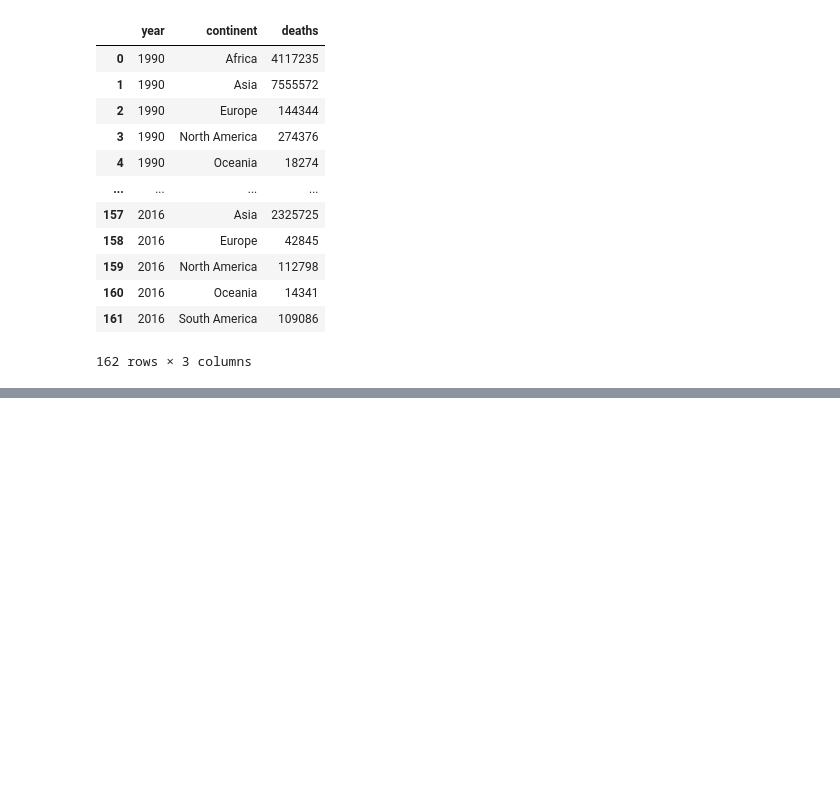
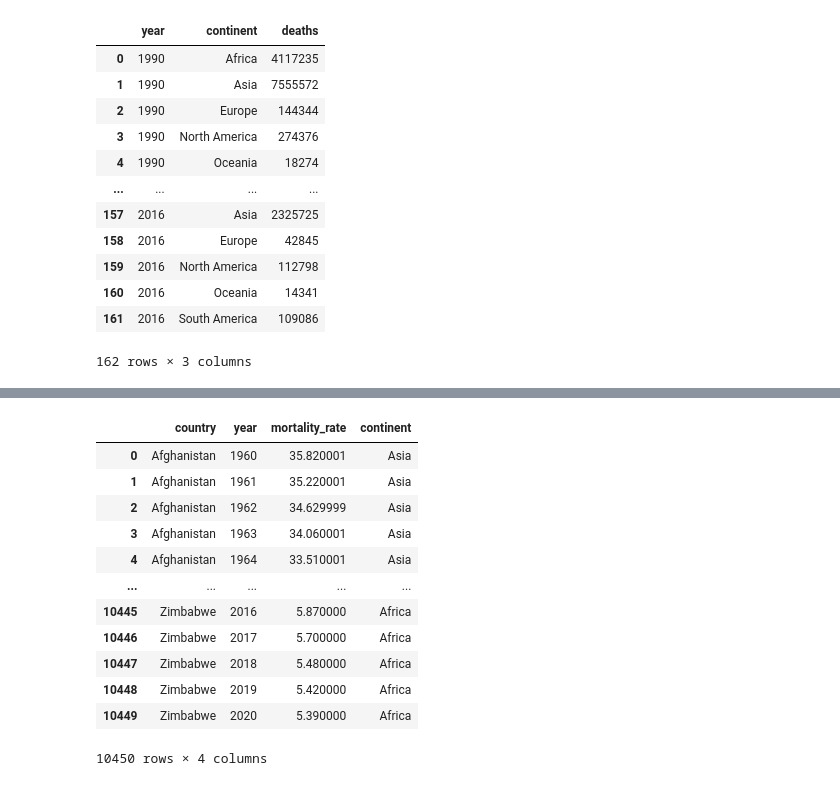
Before and after one commit to ongdisheng/FIT3179, a Jupyter notebook: project2/data/preprocess.ipynb, the cells around one changed output, grey strips where cells are left out. Cells and saved outputs as stored; diff of their text form; code cells hidden in the pictures; blank space fills up the shorter version.

```diff
--- a/project2/data/preprocess.ipynb
+++ b/project2/data/preprocess.ipynb
@@ -910,0 +949,22 @@ final.to_csv('stacked_area_chart.csv')
+# %%
+mortality = mortality[['country', 'year', 'mortality_rate']]
+# %%
+continent = pd.read_csv('continent.csv')
+# %%
+final = pd.merge(mortality, continent, on='country')
+# %%
+final
+# %% [output]
+|  | country | year | mortality_rate | continent |
+| 0 | Afghanistan | 1960 | 35.820001 | Asia |
+| 1 | Afghanistan | 1961 | 35.220001 | Asia |
+| 2 | Afghanistan | 1962 | 34.629999 | Asia |
+| 3 | Afghanistan | 1963 | 34.060001 | Asia |
+| 4 | Afghanistan | 1964 | 33.510001 | Asia |
+| ... | ... | ... | ... | ... |
+| 10445 | Zimbabwe | 2016 | 5.870000 | Africa |
+| 10446 | Zimbabwe | 2017 | 5.700000 | Africa |
+| 10447 | Zimbabwe | 2018 | 5.480000 | Africa |
+| 10448 | Zimbabwe | 2019 | 5.420000 | Africa |
+| 10449 | Zimbabwe | 2020 | 5.390000 | Africa |
+10450 rows × 4 columns
```
Also changed, not shown: parts of 5 cells of this notebook, 3 other files.
